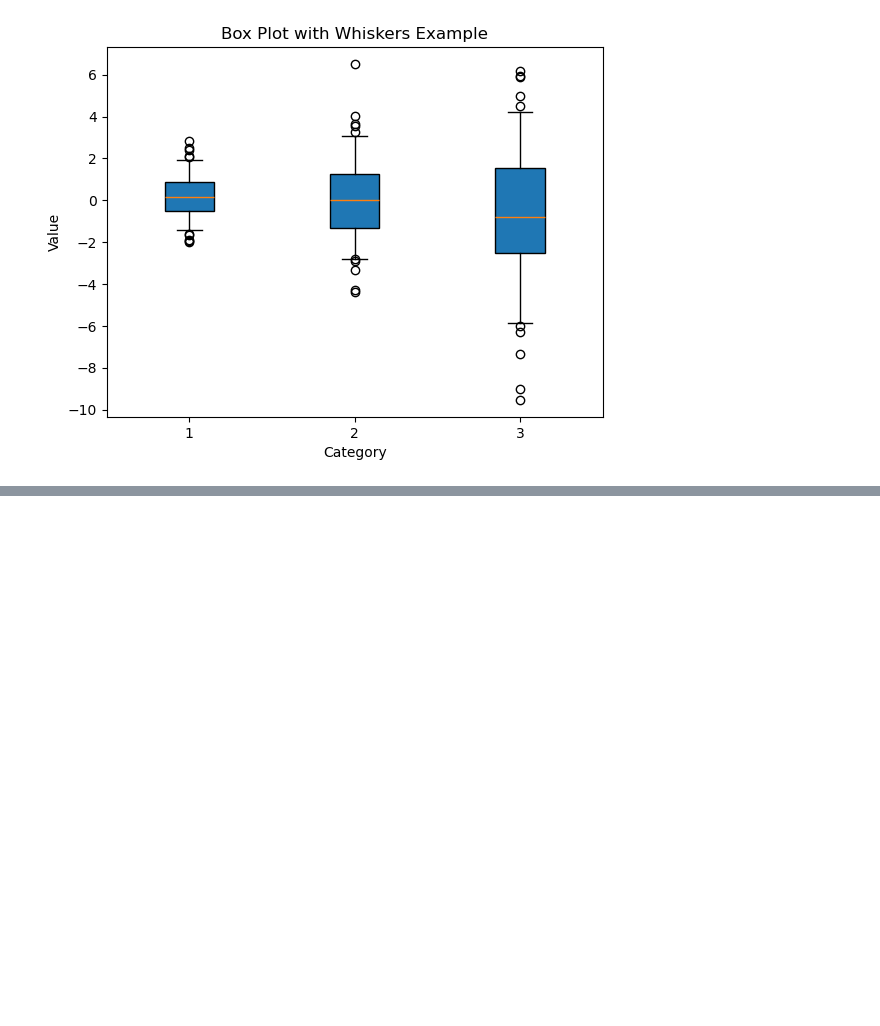
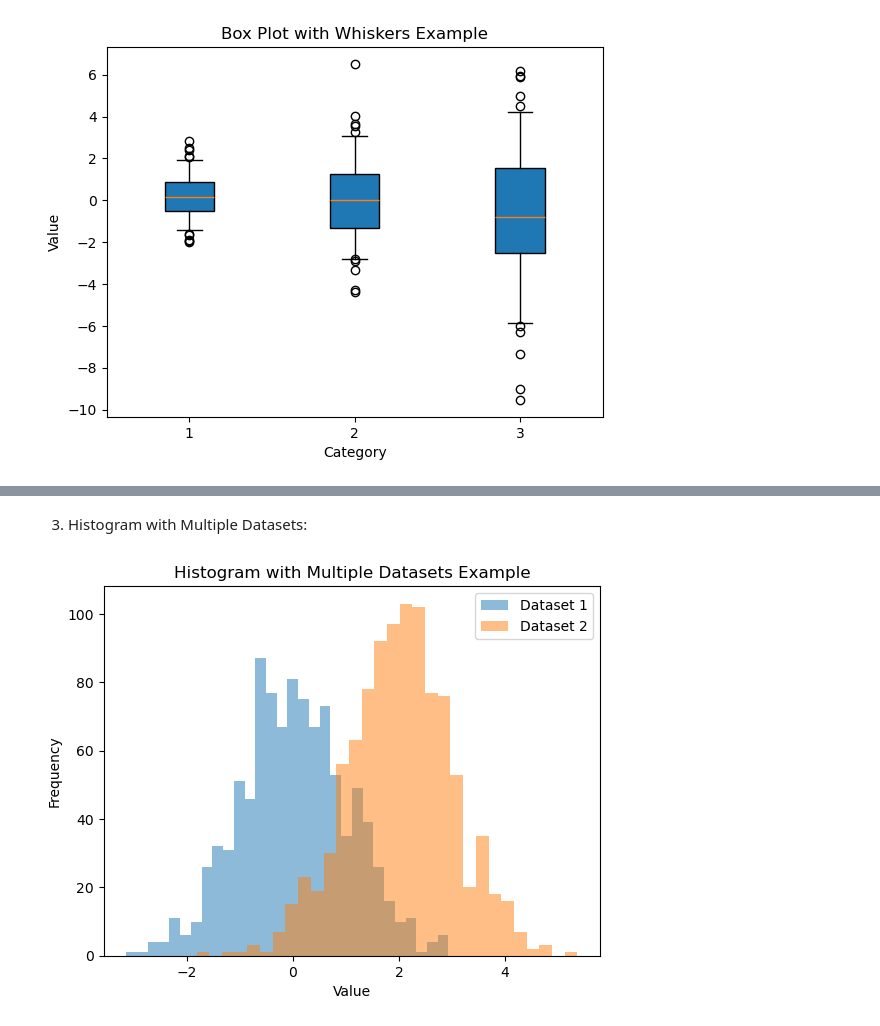
Before and after one commit to Ahmet-Acik/matplotlib_numpy_project, a Jupyter notebook: Untitled-1.ipynb, the cells around one changed output, grey strips where cells are left out. Saved outputs shown, nothing was run; the diff lists cells and outputs as text; code cells hidden in the pictures; blank space fills up the shorter version.

```diff
--- a/Untitled-1.ipynb
+++ b/Untitled-1.ipynb
@@ -414,0 +447,18 @@ plt.show()
+# %% [markdown]
+3. Histogram with Multiple Datasets:
+# %%
+import matplotlib.pyplot as plt
+import numpy as np
+
+data1 = np.random.randn(1000)
+data2 = np.random.randn(1000) + 2
+
+plt.hist(data1, bins=30, alpha=0.5, label='Dataset 1')
+plt.hist(data2, bins=30, alpha=0.5, label='Dataset 2')
+plt.xlabel('Value')
+plt.ylabel('Frequency')
+plt.title('Histogram with Multiple Datasets Example')
+plt.legend()
+plt.show()
+# %% [output]
+[figure, added]
```
Also changed, not shown: parts of 9 cells of this notebook, 1 other file.
